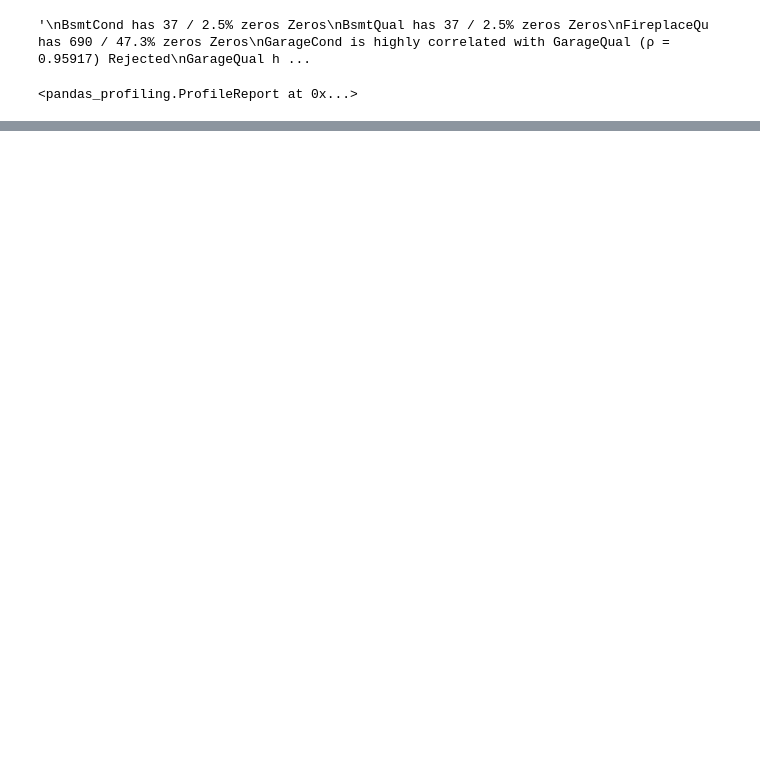
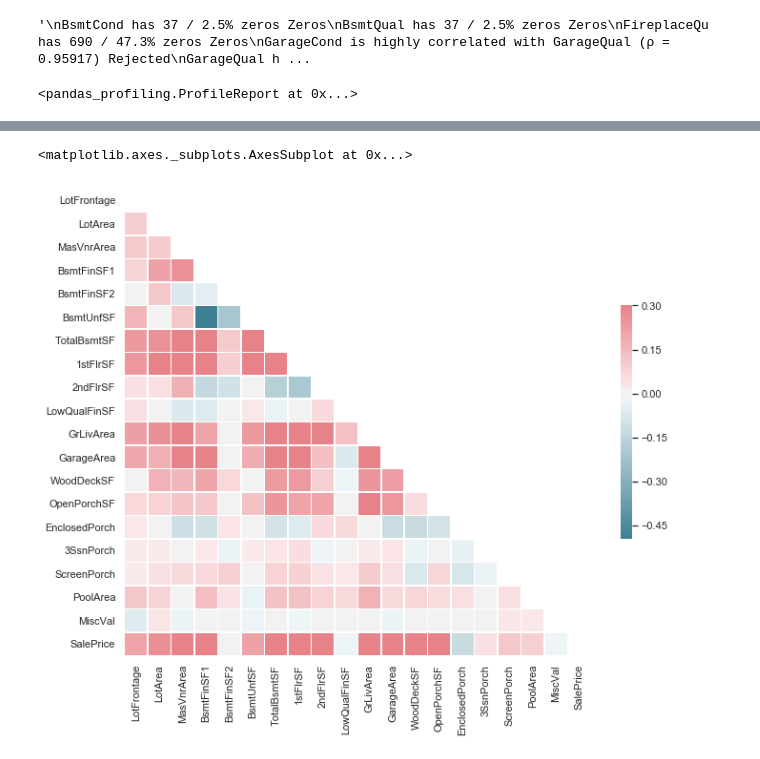
Before and after one commit to FrankdeZwart/kaggle-house-prices, a Jupyter notebook: notebooks/exploratory_analysis.ipynb, the cells around one changed output, grey strips where cells are left out. Cells and saved outputs as stored; diff of their text form; code cells hidden in the pictures; blank space fills up the shorter version.

```diff
--- a/notebooks/exploratory_analysis.ipynb
+++ b/notebooks/exploratory_analysis.ipynb
@@ -243,0 +193,2 @@ print(df_raw)
+# %%
+df_train = pd.read_csv('/Users/frankdezwart/code/kaggle_house_prices/data/processed/train.csv')
@@ -243,0 +215,42 @@ print(df_raw)
+# %%
+list_continuous = ['LotFrontage', 'LotArea',
+                        'MasVnrArea', 'BsmtFinSF1',
+                        'BsmtFinSF2', 'BsmtUnfSF',
+                        'TotalBsmtSF', '1stFlrSF',
+                        '2ndFlrSF', 'LowQualFinSF',
+                        'GrLivArea', 'GarageArea',
+                        'WoodDeckSF', 'OpenPorchSF',
+                        'EnclosedPorch', '3SsnPorch',
+                        'ScreenPorch', 'PoolArea',
+                        'MiscVal']
+# %%
+from string import ascii_letters
+import numpy as np
+import pandas as pd
+import seaborn as sns
+import matplotlib.pyplot as plt
+
+sns.set(style="white")
+
+# Generate a large random dataset
+rs = np.random.RandomState(33)
+
+# Compute the correlation matrix
+corr = df_train.loc[:,list_continuous + ['SalePrice']].corr()
+
+# Generate a mask for the upper triangle
+mask = np.zeros_like(corr, dtype=np.bool)
+mask[np.triu_indices_from(mask)] = True
+
+# Set up the matplotlib figure
+f, ax = plt.subplots(figsize=(11, 9))
+
+# Generate a custom diverging colormap
+cmap = sns.diverging_palette(220, 10, as_cmap=True)
+
+# Draw the heatmap with the mask and correct aspect ratio
+sns.heatmap(corr, mask=mask, cmap=cmap, vmax=.3, center=0,
+            square=True, linewidths=.5, cbar_kws={"shrink": .5})
+# %% [output]
+<matplotlib.axes._subplots.AxesSubplot at 0x...>
+[figure, added]
```
Also changed, not shown: parts of 15 cells of this notebook, 3 other files.
